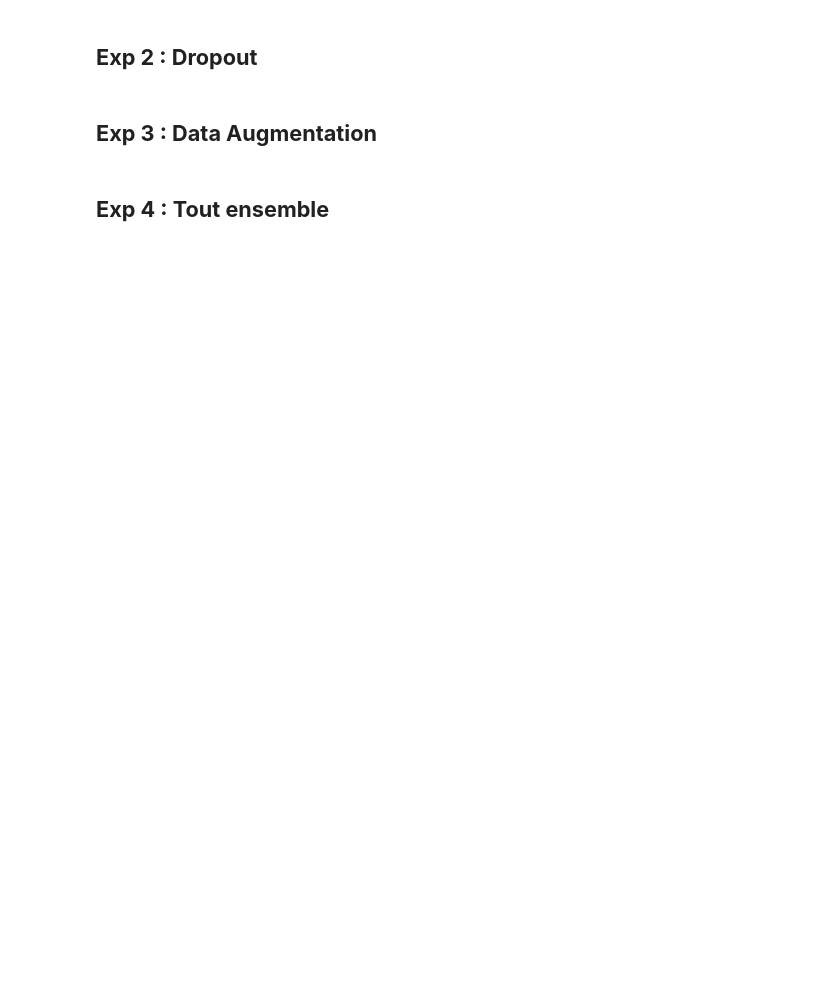
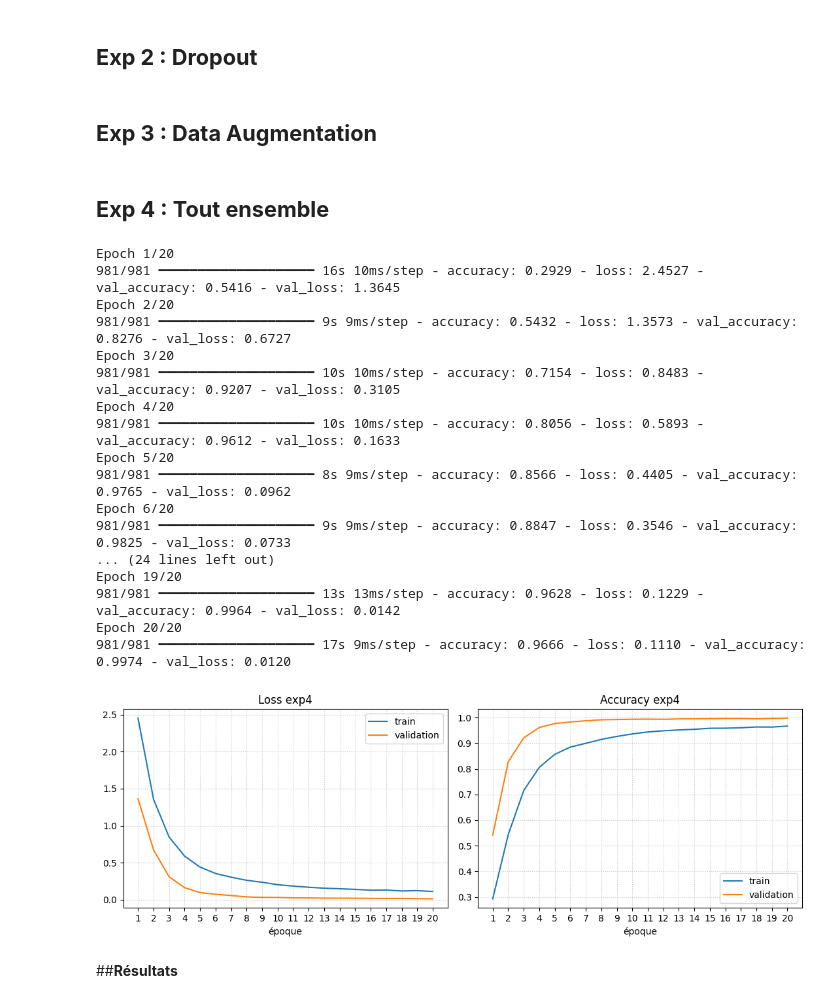
Before and after one commit to Minetriforce/DL_project_traffic_signs, a Jupyter notebook: project_traffic_signs.ipynb, the cells around one changed output. Drawn from its saved outputs; the diff is of its cells as text; code cells hidden in the pictures; blank space fills up the shorter version.

```diff
--- a/project_traffic_signs.ipynb
+++ b/project_traffic_signs.ipynb
@@ -911,3 +974,33 @@ with open('h_exp3.pkl', 'rb') as f:
 exp3_model = load_model('exp3_model.keras')
 # %% [markdown]
 ## **Exp 4 : Tout ensemble**
+# %%
+#Construction du modèle CNN pour l'Exp 4
+exp4_model = build_cnn(dropout=True, augmentation=True, name="exp4")
+
+#Exécution de l'entraînement avec Early Stopping, Dropout et Data Augmentation
+exp4_history = run_exp("Exp 4 : Tout ensemble", exp4_model, max_epochs=20, early_stopping=True)
+
+h_exp4 = exp4_history.history
+
+#Visualisation des courbes d'apprentissage de l'expérience
+plot_history(h_exp4, "exp4")
+# %% [output]
+Epoch 1/20
+981/981 ━━━━━━━━━━━━━━━━━━━━ 16s 10ms/step - accuracy: 0.2929 - loss: 2.4527 - val_accuracy: 0.5416 - val_loss: 1.3645
+Epoch 2/20
+981/981 ━━━━━━━━━━━━━━━━━━━━ 9s 9ms/step - accuracy: 0.5432 - loss: 1.3573 - val_accuracy: 0.8276 - val_loss: 0.6727
+Epoch 3/20
+981/981 ━━━━━━━━━━━━━━━━━━━━ 10s 10ms/step - accuracy: 0.7154 - loss: 0.8483 - val_accuracy: 0.9207 - val_loss: 0.3105
+Epoch 4/20
+981/981 ━━━━━━━━━━━━━━━━━━━━ 10s 10ms/step - accuracy: 0.8056 - loss: 0.5893 - val_accuracy: 0.9612 - val_loss: 0.1633
+Epoch 5/20
+981/981 ━━━━━━━━━━━━━━━━━━━━ 8s 9ms/step - accuracy: 0.8566 - loss: 0.4405 - val_accuracy: 0.9765 - val_loss: 0.0962
+Epoch 6/20
+981/981 ━━━━━━━━━━━━━━━━━━━━ 9s 9ms/step - accuracy: 0.8847 - loss: 0.3546 - val_accuracy: 0.9825 - val_loss: 0.0733
+... (24 lines left out)
+Epoch 19/20
+981/981 ━━━━━━━━━━━━━━━━━━━━ 13s 13ms/step - accuracy: 0.9628 - loss: 0.1229 - val_accuracy: 0.9964 - val_loss: 0.0142
+Epoch 20/20
+981/981 ━━━━━━━━━━━━━━━━━━━━ 17s 9ms/step - accuracy: 0.9666 - loss: 0.1110 - val_accuracy: 0.9974 - val_loss: 0.0120
+[figure, added]
@@ -914 +1028,3 @@ exp3_model = load_model('exp3_model.keras')
+# %% [markdown]
+##**Résultats**
 # %%
```
Also changed, not shown: parts of 11 cells of this notebook.
